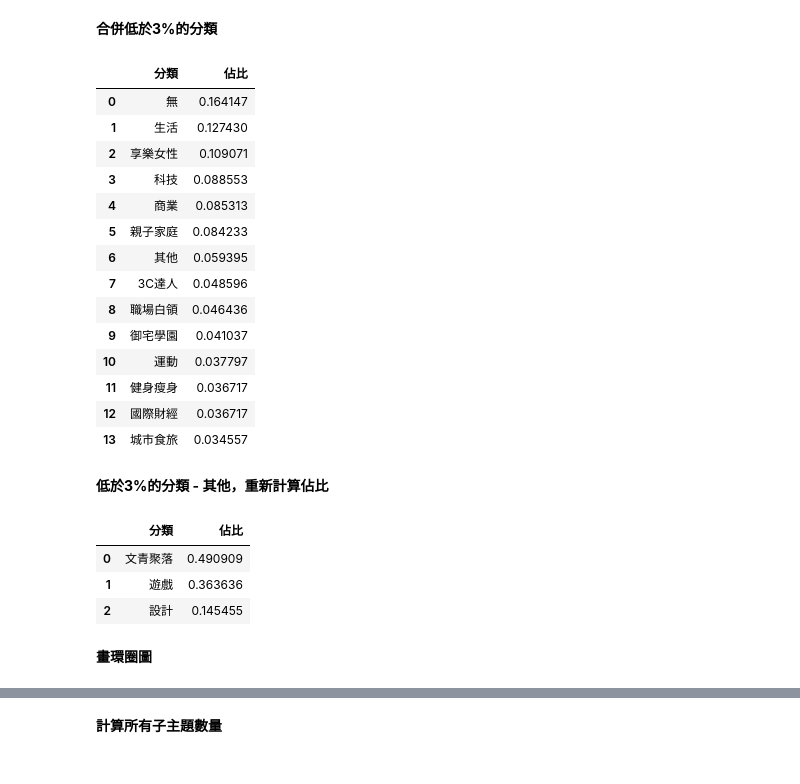
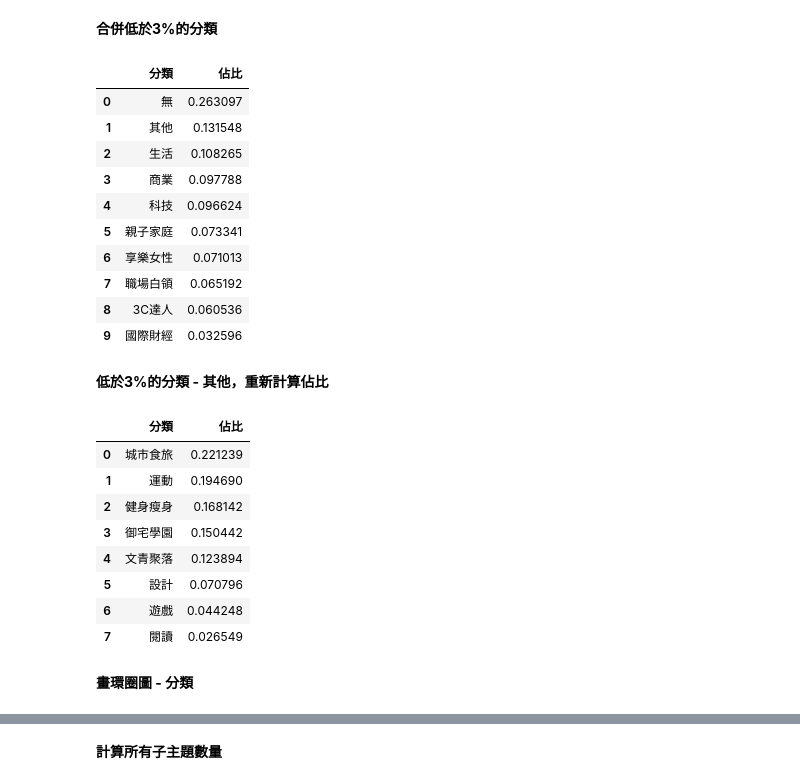
Before and after one commit to FelixYangPersonal/1st-PyCrawlerMarathon, a Jupyter notebook: homework/Day038_040_Independent_Study.ipynb, the cells around one changed output, grey strips where cells are left out. Saved outputs shown, nothing was run; the diff lists cells and outputs as text; code cells hidden in the pictures.

```diff
--- a/homework/Day038_040_Independent_Study.ipynb
+++ b/homework/Day038_040_Independent_Study.ipynb
@@ -208,5 +199,8 @@ browser.quit();
 # %% [markdown]
 **觀看JSON資料**
 # %%
-print(json.dumps(json.loads(BeautifulSoup(html_list[0], 'lxml').pre.text),
-                 indent=4, sort_keys=False, ensure_ascii=False))
+# print(json.dumps(json.loads(str(html_list[0])),
+#                  indent=4,
+#                  sort_keys=False,
+#                  ensure_ascii=False
+#                 ))
@@ -330,10 +410,10 @@ df2
 **計算所有分類數量**
 # %%
 # 重組分類
-category_list = ', '.join(df2['分類'].values.tolist()).split(', ')
+category_list = ', '.join(df_section['分類'].values.tolist()).split(', ')
 # 計算
-df3 = pd.Series([category for category in category_list]
-               ).value_counts().sort_index().rename_axis('分類').reset_index(name='次數')
-df3
+df_cat = pd.Series([category for category in category_list]
+                  ).value_counts().sort_index().rename_axis('分類').reset_index(name='次數')
+df_cat
 # %% [output]
 |  | 分類 | 次數 |
@@ -358,8 +439,7 @@ df3
 # %%
-df3 = pd.Series([category for category in category_list]
-               ).value_counts(normalize=True
-                             ).sort_index().rename_axis('分類').reset_index(name='佔比')
-df3 = df3.sort_values(by=['佔比'], ascending=False).reset_index(drop=True)
-df3
+df_cat = pd.Series([category for category in category_list]
+                  ).value_counts(normalize=True).sort_index().rename_axis('分類').reset_index(name='佔比')
+df_cat = df_cat.sort_values(by=['佔比'], ascending=False).reset_index(drop=True)
+df_cat
 # %% [output]
 |  | 分類 | 佔比 |
@@ -382,39 +463,39 @@ df3
 # %% [markdown]
 **合併低於3%的分類**
 # %%
-df4 = df3[df3['佔比'] * 100 > 3].append({'分類':'其他',
-                                       '佔比':df3[df3['佔比']*100 <= 3]['佔比'].values.sum()},
-                                      ignore_index=True)
-df4 = df4.sort_values(by=['佔比'], ascending=False).reset_index(drop=True)
-df4
+df_cat_upper = df_cat[df_cat['佔比'] * 100 > 3].append({'分類':'其他', '佔比':df_cat[df_cat['佔比'] * 100 <= 3]['佔比'].values.sum()},
+                                                     ignore_index=True)
+df_cat_upper = df_cat_upper.sort_values(by=['佔比'], ascending=False).reset_index(drop=True)
+df_cat_upper
 # %% [output]
 |  | 分類 | 佔比 |
-| 0 | 無 | 0.164147 |
-| 1 | 生活 | 0.127430 |
-| 2 | 享樂女性 | 0.109071 |
-| 3 | 科技 | 0.088553 |
-| 4 | 商業 | 0.085313 |
-| 5 | 親子家庭 | 0.084233 |
-| 6 | 其他 | 0.059395 |
-| 7 | 3C達人 | 0.048596 |
-| 8 | 職場白領 | 0.046436 |
-| 9 | 御宅學園 | 0.041037 |
-| 10 | 運動 | 0.037797 |
-| 11 | 健身瘦身 | 0.036717 |
-| 12 | 國際財經 | 0.036717 |
-| 13 | 城市食旅 | 0.034557 |
+| 0 | 無 | 0.263097 |
+| 1 | 其他 | 0.131548 |
+| 2 | 生活 | 0.108265 |
+| 3 | 商業 | 0.097788 |
+| 4 | 科技 | 0.096624 |
+| 5 | 親子家庭 | 0.073341 |
+| 6 | 享樂女性 | 0.071013 |
+| 7 | 職場白領 | 0.065192 |
+| 8 | 3C達人 | 0.060536 |
+| 9 | 國際財經 | 0.032596 |
 # %% [markdown]
 **低於3%的分類 - 其他，重新計算佔比**
 # %%
-df5 = df3[df3['佔比'] * 100 <= 3]
-df5.loc[:, ('佔比')] = df5['佔比'].apply(lambda x: x / df5['佔比'].values.sum())
-df5 = df5.sort_values(by=['佔比'], ascending=False).reset_index(drop=True)
-df5
+df_cat_lower = df_cat[df_cat['佔比'] * 100 <= 3]
+df_cat_lower.loc[:, '佔比'] = df_cat_lower['佔比'].div(df_cat_lower['佔比'].sum())
+df_cat_lower = df_cat_lower.sort_values(by=['佔比'], ascending=False).reset_index(drop=True)
+df_cat_lower
 # %% [output]
 |  | 分類 | 佔比 |
-| 0 | 文青聚落 | 0.490909 |
-| 1 | 遊戲 | 0.363636 |
-| 2 | 設計 | 0.145455 |
+| 0 | 城市食旅 | 0.221239 |
+| 1 | 運動 | 0.194690 |
+| 2 | 健身瘦身 | 0.168142 |
+| 3 | 御宅學園 | 0.150442 |
+| 4 | 文青聚落 | 0.123894 |
+| 5 | 設計 | 0.070796 |
+| 6 | 遊戲 | 0.044248 |
+| 7 | 閱讀 | 0.026549 |
 # %% [markdown]
-**畫環圈圖**
+**畫環圈圖 - 分類**
 # %%
```
Also changed, not shown: parts of 26 cells of this notebook.
